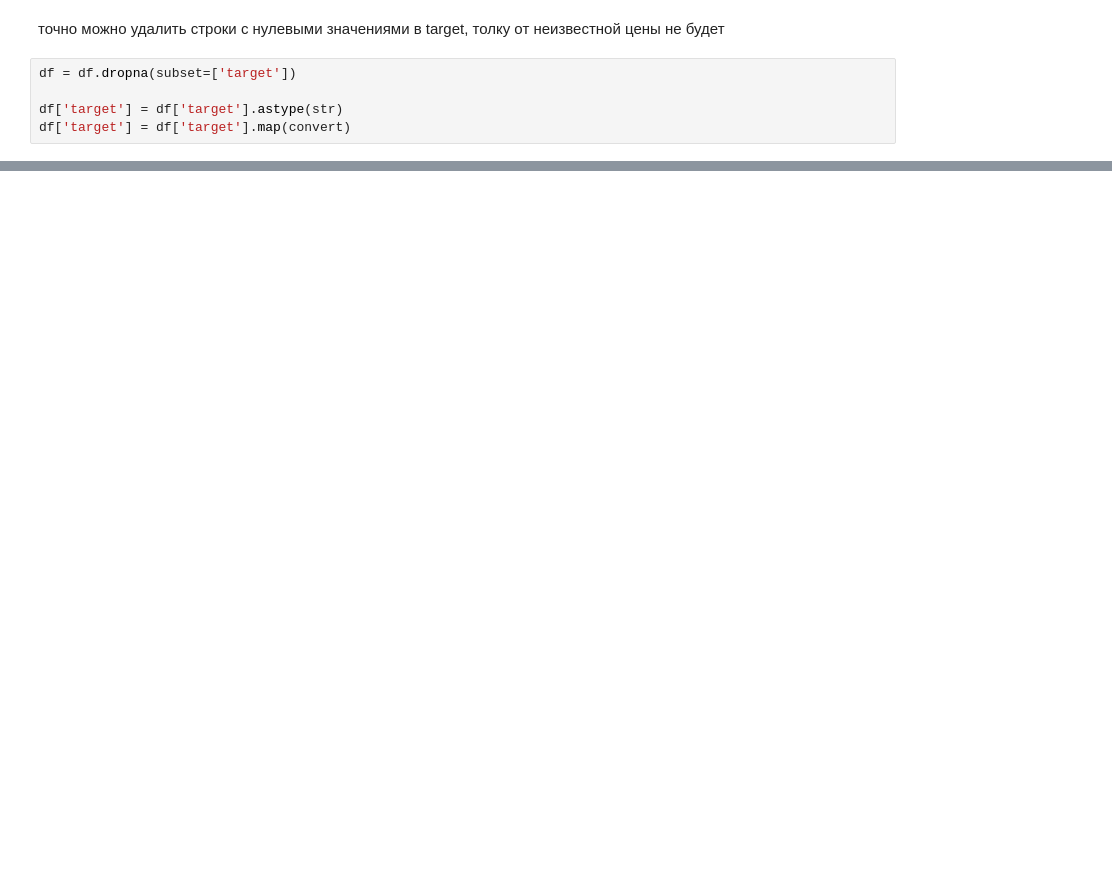
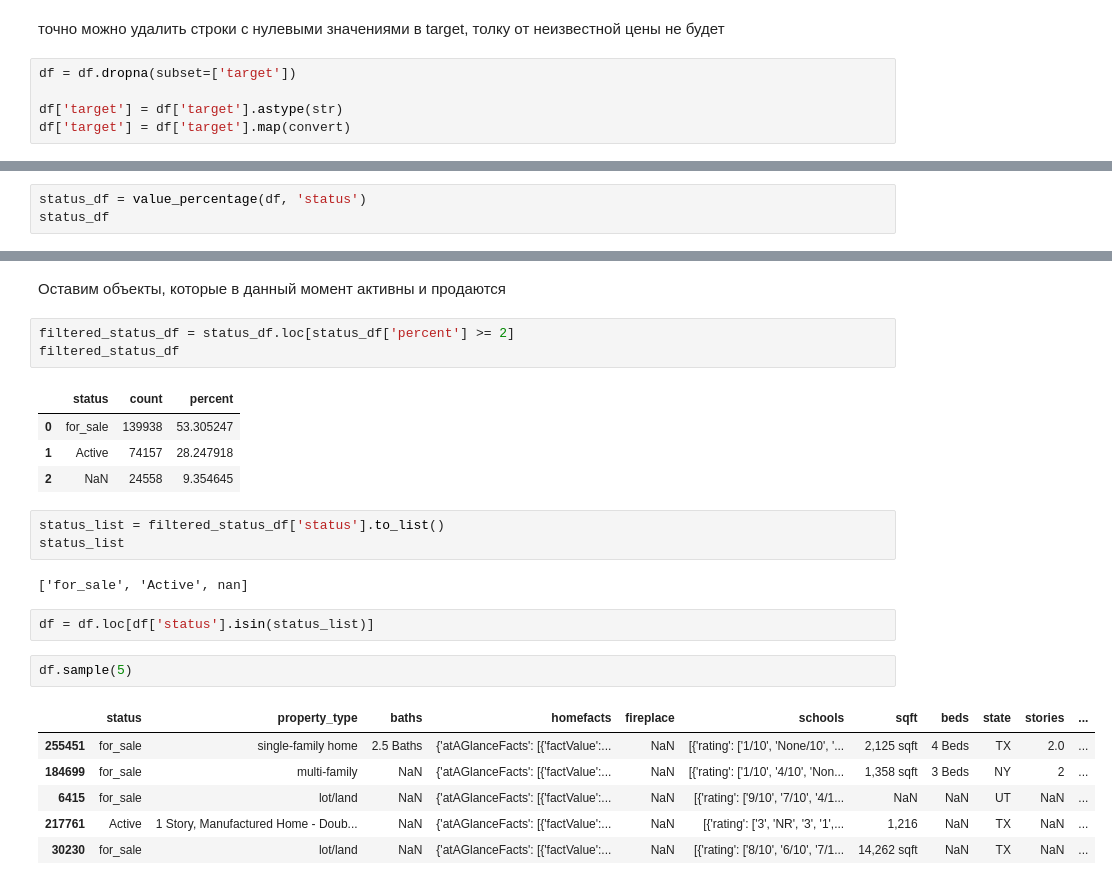
Before and after one commit to nik-gorby/diplom, a Jupyter notebook: diplom.ipynb, the cells around one changed output, grey strips where cells are left out. Cells and saved outputs as stored; diff of their text form; blank space fills up the shorter version.

```diff
--- a/diplom.ipynb
+++ b/diplom.ipynb
@@ -159,0 +243,3 @@ print(df_orig.shape)
+# %%
+status_df = value_percentage(df, 'status')
+status_df
@@ -159,0 +260,26 @@ print(df_orig.shape)
+# %% [markdown]
+Оставим объекты, которые в данный момент активны и продаются
+# %%
+filtered_status_df = status_df.loc[status_df['percent'] >= 2]
+filtered_status_df
+# %% [output]
+|  | status | count | percent |
+| 0 | for_sale | 139938 | 53.305247 |
+| 1 | Active | 74157 | 28.247918 |
+| 2 | NaN | 24558 | 9.354645 |
+# %%
+status_list = filtered_status_df['status'].to_list()
+status_list
+# %% [output]
+['for_sale', 'Active', nan]
+# %%
+df = df.loc[df['status'].isin(status_list)]
+# %%
+df.sample(5)
+# %% [output]
+|  | status | property_type | baths | homefacts | fireplace | schools | sqft | beds | state | stories | ... |
+| 255451 | for_sale | single-family home | 2.5 Baths | {'atAGlanceFacts': [{'factValue':... | NaN | [{'rating': ['1/10', 'None/10', '... | 2,125 sqft | 4 Beds | TX | 2.0 | ... |
+| 184699 | for_sale | multi-family | NaN | {'atAGlanceFacts': [{'factValue':... | NaN | [{'rating': ['1/10', '4/10', 'Non... | 1,358 sqft | 3 Beds | NY | 2 | ... |
+| 6415 | for_sale | lot/land | NaN | {'atAGlanceFacts': [{'factValue':... | NaN | [{'rating': ['9/10', '7/10', '4/1... | NaN | NaN | UT | NaN | ... |
+| 217761 | Active | 1 Story, Manufactured Home - Doub... | NaN | {'atAGlanceFacts': [{'factValue':... | NaN | [{'rating': ['3', 'NR', '3', '1',... | 1,216 | NaN | TX | NaN | ... |
+| 30230 | for_sale | lot/land | NaN | {'atAGlanceFacts': [{'factValue':... | NaN | [{'rating': ['8/10', '6/10', '7/1... | 14,262 sqft | NaN | TX | NaN | ... |
```
Also changed, not shown: parts of 57 cells of this notebook.
